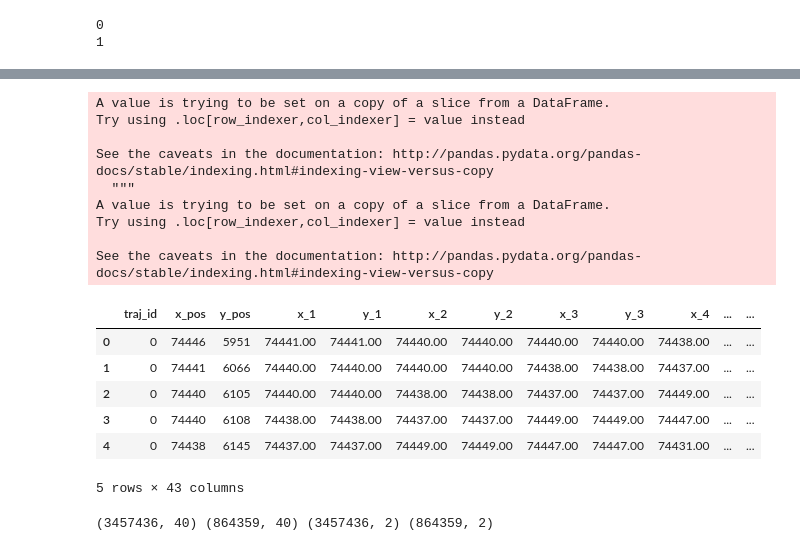
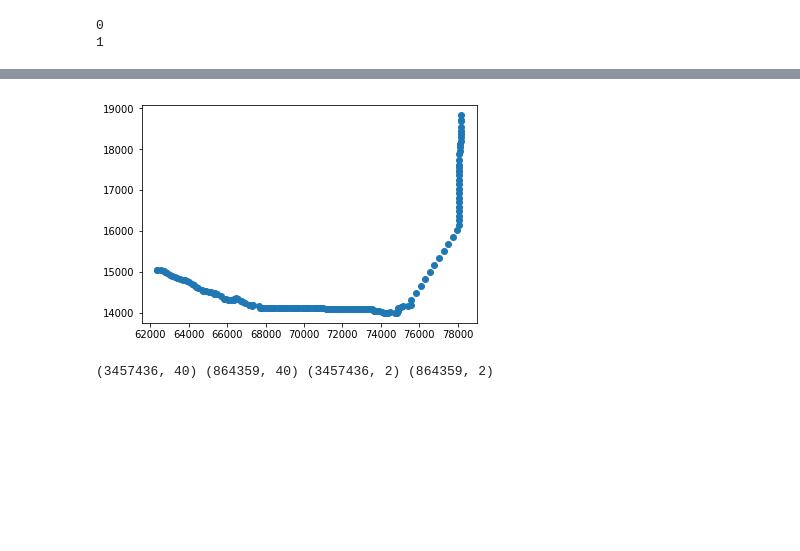
Before and after one commit to pattern-recogniser/pedestrian-trajectory-predictor, a Jupyter notebook: Data understanding and exploration.ipynb, the cells around one changed output, grey strips where cells are left out. Drawn from its saved outputs; the diff is of its cells as text; code cells hidden in the pictures; blank space fills up the shorter version.

Commit message:
Fixed big errors and typos, added OUTPUT_SEQ_LENGTH and typo in y_pos fo target. Fixed X and Y in split_data()

```diff
--- a/Data understanding and exploration.ipynb
+++ b/Data understanding and exploration.ipynb
@@ -115,5 +81,7 @@ df_1[df_1['x_diff'] <= 200]
 # %%
-# index = 1
-# df_1 = df.loc[df['traj_id'] == index]
-# plt.scatter(df_1['x_pos'], df_1['y_pos'])
-# plt.show()
+index = 6
+df_1 = df.loc[df['traj_id'] == index]
+plt.scatter(df_1['x_pos'], df_1['y_pos'])
+plt.show()
+# %% [output]
+[figure, added]
@@ -122,29 +88,10 @@ df_list[0].head(100).to_csv('sample.csv')
 # %%
-
-data = df[['traj_id','x_pos','y_pos']]
-w = 20
-for i in range(1, w + 1):
-    data['x_'+str(i)] = data.groupby(['traj_id'])['x_pos'].shift(-i)
-    data['y_'+str(i)] = data.groupby(['traj_id'])['x_pos'].shift(-i)
+data = df[['traj_id','x_pos','y_pos']].copy()
+INPUT_SEQ_LENGTH = 5
+OUTPUT_SEQ_LENGTH = 2
+NUM_DIMENSIONS = 2
+for i in range(1, INPUT_SEQ_LENGTH + OUTPUT_SEQ_LENGTH):
+    data['x_' + str(i)] = data.groupby(['traj_id'])['x_pos'].shift(-i)
+    data['y_' + str(i)] = data.groupby(['traj_id'])['y_pos'].shift(-i)
 # Remove NAs
 data = data.dropna()
-# %% [output]
-A value is trying to be set on a copy of a slice from a DataFrame.
-Try using .loc[row_indexer,col_indexer] = value instead
-
-See the caveats in the documentation: http://pandas.pydata.org/pandas-docs/stable/indexing.html#indexing-view-versus-copy
-  """
-A value is trying to be set on a copy of a slice from a DataFrame.
-Try using .loc[row_indexer,col_indexer] = value instead
-
-See the caveats in the documentation: http://pandas.pydata.org/pandas-docs/stable/indexing.html#indexing-view-versus-copy
-# %%
-data.head(5)
-# %% [output]
-|  | traj_id | x_pos | y_pos | x_1 | y_1 | x_2 | y_2 | x_3 | y_3 | x_4 | ... | ... |
-| 0 | 0 | 74446 | 5951 | 74441.00 | 74441.00 | 74440.00 | 74440.00 | 74440.00 | 74440.00 | 74438.00 | ... | ... |
-| 1 | 0 | 74441 | 6066 | 74440.00 | 74440.00 | 74440.00 | 74440.00 | 74438.00 | 74438.00 | 74437.00 | ... | ... |
-| 2 | 0 | 74440 | 6105 | 74440.00 | 74440.00 | 74438.00 | 74438.00 | 74437.00 | 74437.00 | 74449.00 | ... | ... |
-| 3 | 0 | 74440 | 6108 | 74438.00 | 74438.00 | 74437.00 | 74437.00 | 74449.00 | 74449.00 | 74447.00 | ... | ... |
-| 4 | 0 | 74438 | 6145 | 74437.00 | 74437.00 | 74449.00 | 74449.00 | 74447.00 | 74447.00 | 74431.00 | ... | ... |
-5 rows × 43 columns
```
Also changed, not shown: parts of 17 cells of this notebook, 1 other file.
